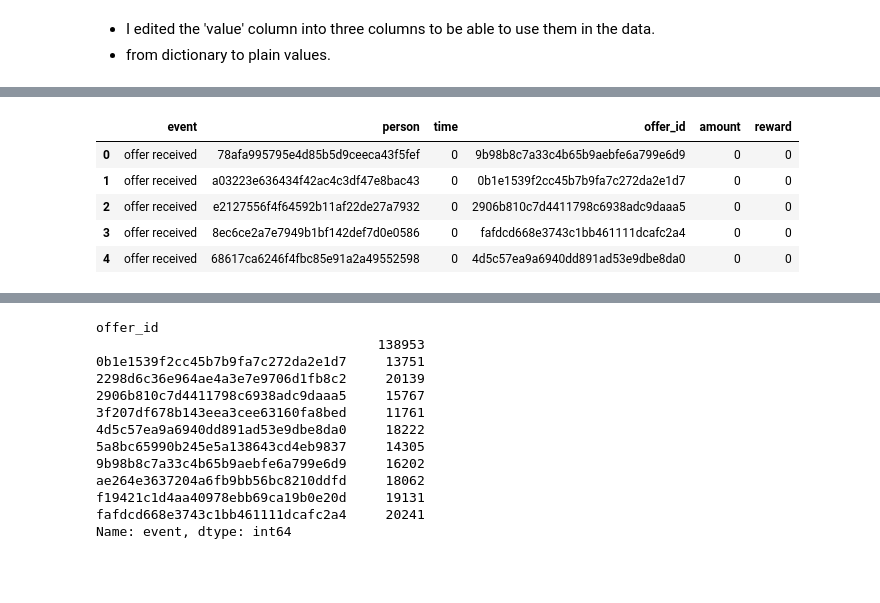
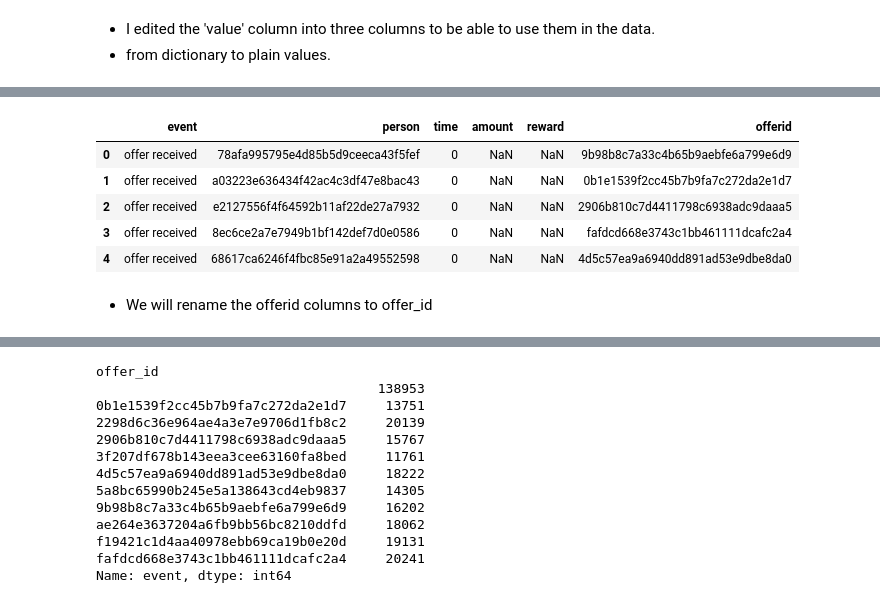
Before and after one commit to emad555/starbucks_capstone_challenge, a Jupyter notebook: Starbucks_Capstone_notebook.ipynb, the cells around one changed output, grey strips where cells are left out. Saved outputs shown, nothing was run; the diff lists cells and outputs as text; code cells hidden in the pictures; blank space fills up the shorter version.

```diff
--- a/Starbucks_Capstone_notebook.ipynb
+++ b/Starbucks_Capstone_notebook.ipynb
@@ -468,16 +471,3 @@ keys
 # %% [markdown]
 - I edited the 'value' column into three columns to be able to use them in the data.
 - from dictionary to plain values.
-# %%
-transcript['offer_id'] = ''
-transcript['amount'] = 0
-transcript['reward'] = 0
-
-for idx, row in transcript.iterrows():
-    for k in row['value']:
-        if k == 'offer_id' or k == 'offer id':
-            transcript.at[idx, 'offer_id']= row['value'][k]
-        if k == 'amount':
-            transcript.at[idx, 'amount']= row['value'][k]
-        if k == 'reward':
-            transcript.at[idx, 'reward']= row['value'][k]
@@ -485,0 +474,4 @@ for idx, row in transcript.iterrows():
+# %%
+# transcript['value'].apply(pd.Series)
+transcript = pd.concat([transcript.drop(['value'], axis=1), transcript['value'].apply(pd.Series)], axis=1)
+transcript.head()
@@ -485,0 +485,5 @@ for idx, row in transcript.iterrows():
+# %%
+transcript['offer id'] = transcript['offer id'].fillna('')
+transcript['offer_id'] = transcript['offer_id'].fillna('')
+transcript['offerid'] = transcript['offer_id']+transcript['offer id']
+transcript.head()
@@ -486,10 +497,13 @@ for idx, row in transcript.iterrows():
 # %%
-transcript = transcript.drop(columns='value')
+transcript = transcript.drop(columns='offer_id')
+transcript = transcript.drop(columns='offer id')
 transcript.head()
 # %% [output]
-|  | event | person | time | offer_id | amount | reward |
-| 0 | offer received | 78afa995795e4d85b5d9ceeca43f5fef | 0 | 9b98b8c7a33c4b65b9aebfe6a799e6d9 | 0 | 0 |
-| 1 | offer received | a03223e636434f42ac4c3df47e8bac43 | 0 | 0b1e1539f2cc45b7b9fa7c272da2e1d7 | 0 | 0 |
-| 2 | offer received | e2127556f4f64592b11af22de27a7932 | 0 | 2906b810c7d4411798c6938adc9daaa5 | 0 | 0 |
-| 3 | offer received | 8ec6ce2a7e7949b1bf142def7d0e0586 | 0 | fafdcd668e3743c1bb461111dcafc2a4 | 0 | 0 |
-| 4 | offer received | 68617ca6246f4fbc85e91a2a49552598 | 0 | 4d5c57ea9a6940dd891ad53e9dbe8da0 | 0 | 0 |
+|  | event | person | time | amount | reward | offerid |
+| 0 | offer received | 78afa995795e4d85b5d9ceeca43f5fef | 0 | NaN | NaN | 9b98b8c7a33c4b65b9aebfe6a799e6d9 |
+| 1 | offer received | a03223e636434f42ac4c3df47e8bac43 | 0 | NaN | NaN | 0b1e1539f2cc45b7b9fa7c272da2e1d7 |
+| 2 | offer received | e2127556f4f64592b11af22de27a7932 | 0 | NaN | NaN | 2906b810c7d4411798c6938adc9daaa5 |
+| 3 | offer received | 8ec6ce2a7e7949b1bf142def7d0e0586 | 0 | NaN | NaN | fafdcd668e3743c1bb461111dcafc2a4 |
+| 4 | offer received | 68617ca6246f4fbc85e91a2a49552598 | 0 | NaN | NaN | 4d5c57ea9a6940dd891ad53e9dbe8da0 |
+# %% [markdown]
+- We will rename the offerid columns to offer_id
```
Also changed, not shown: parts of 40 cells of this notebook.
